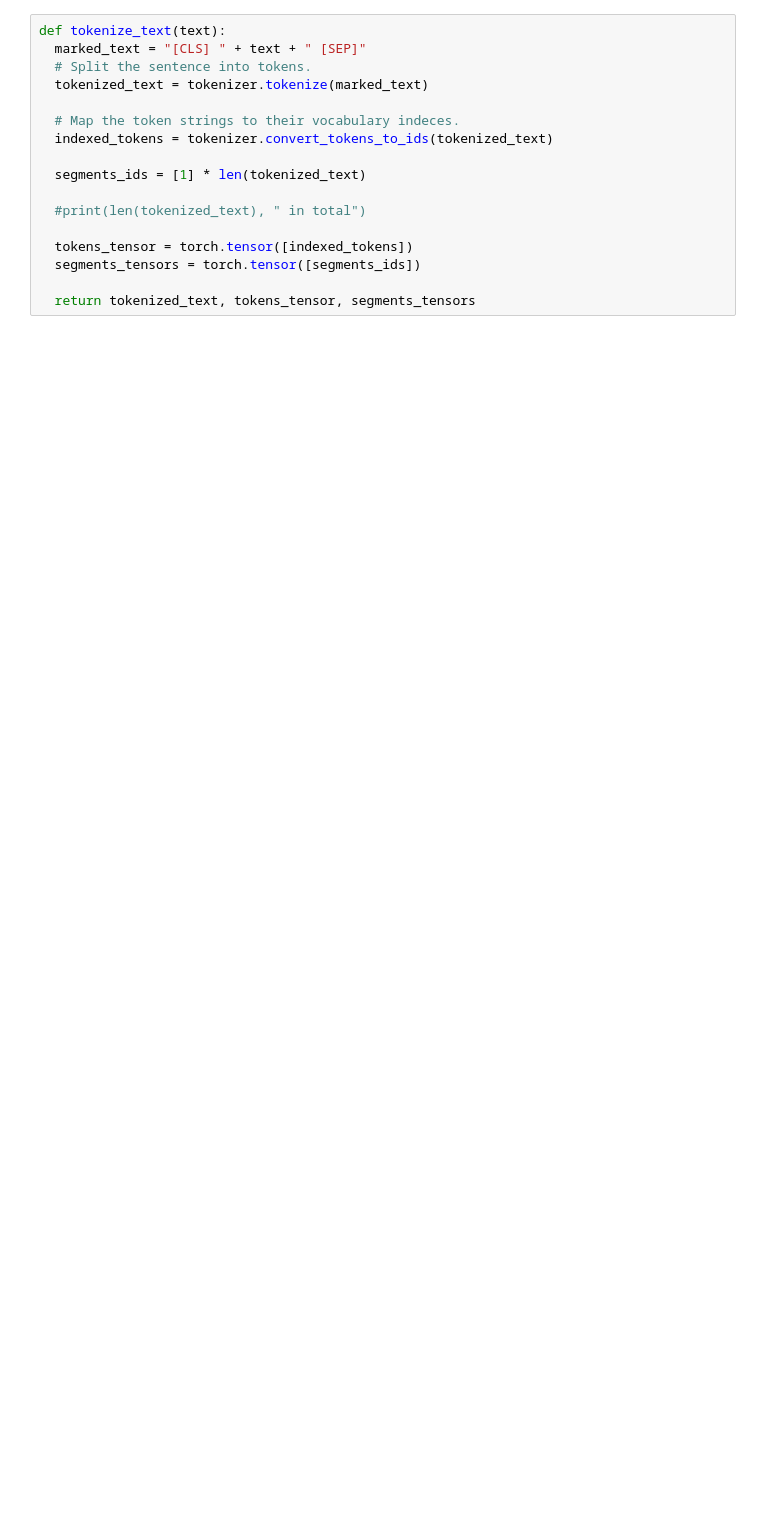
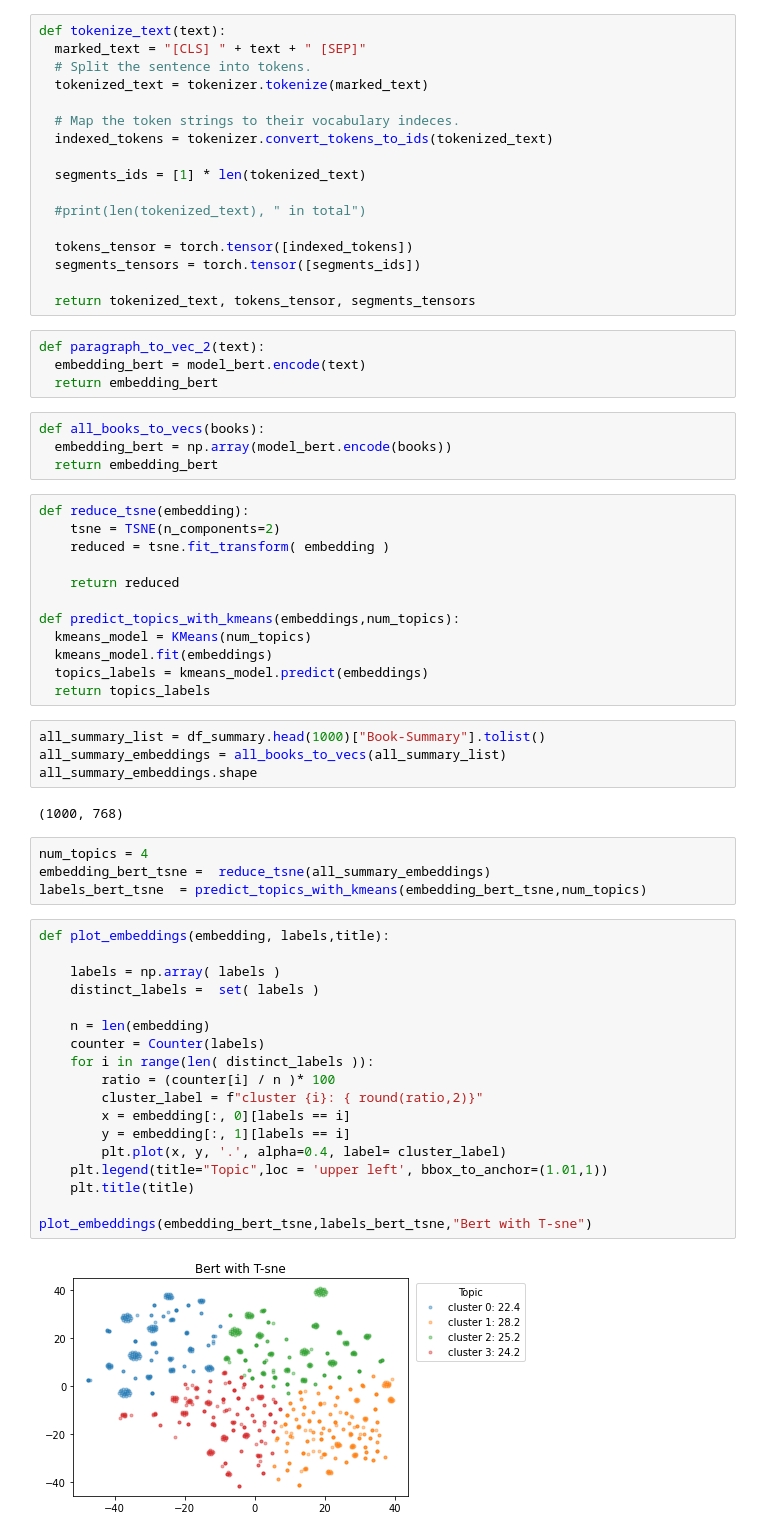
Before and after one commit to CS222-UIUC/BookRec, a Jupyter notebook: data and algorithm/booksRecBert.ipynb, the cells around one changed output. Drawn from its saved outputs; the diff is of its cells as text; blank space fills up the shorter version.

Commit message:
Adapt Bert and TSNE, switch to bert-base-nli-max-tokens instead, unorganized

```diff
--- a/data and algorithm/booksRecBert.ipynb
+++ b/data and algorithm/booksRecBert.ipynb
@@ -31,4 +63,54 @@ def tokenize_text(text):
   segments_tensors = torch.tensor([segments_ids])
 
   return tokenized_text, tokens_tensor, segments_tensors
+# %%
+def paragraph_to_vec_2(text):
+  embedding_bert = model_bert.encode(text)
+  return embedding_bert
+# %%
+def all_books_to_vecs(books):
+  embedding_bert = np.array(model_bert.encode(books))
+  return embedding_bert
+# %%
+def reduce_tsne(embedding):
+    tsne = TSNE(n_components=2)
+    reduced = tsne.fit_transform( embedding )
+
+    return reduced
+
+def predict_topics_with_kmeans(embeddings,num_topics):
+  kmeans_model = KMeans(num_topics)
+  kmeans_model.fit(embeddings)
+  topics_labels = kmeans_model.predict(embeddings)
+  return topics_labels
+# %%
+all_summary_list = df_summary.head(1000)["Book-Summary"].tolist()
+all_summary_embeddings = all_books_to_vecs(all_summary_list)
+all_summary_embeddings.shape
+# %% [output]
+(1000, 768)
+# %%
+num_topics = 4
+embedding_bert_tsne =  reduce_tsne(all_summary_embeddings)
+labels_bert_tsne  = predict_topics_with_kmeans(embedding_bert_tsne,num_topics)
+# %%
+def plot_embeddings(embedding, labels,title):
+
+    labels = np.array( labels )
+    distinct_labels =  set( labels )
+
+    n = len(embedding)
+    counter = Counter(labels)
+    for i in range(len( distinct_labels )):
+        ratio = (counter[i] / n )* 100
+        cluster_label = f"cluster {i}: { round(ratio,2)}"
+        x = embedding[:, 0][labels == i]
+        y = embedding[:, 1][labels == i]
+        plt.plot(x, y, '.', alpha=0.4, label= cluster_label)
+    plt.legend(title="Topic",loc = 'upper left', bbox_to_anchor=(1.01,1))
+    plt.title(title)
+
+plot_embeddings(embedding_bert_tsne,labels_bert_tsne,"Bert with T-sne")
+# %% [output]
+[figure, added]
 # %%
```
Also changed, not shown: parts of 9 cells of this notebook.
